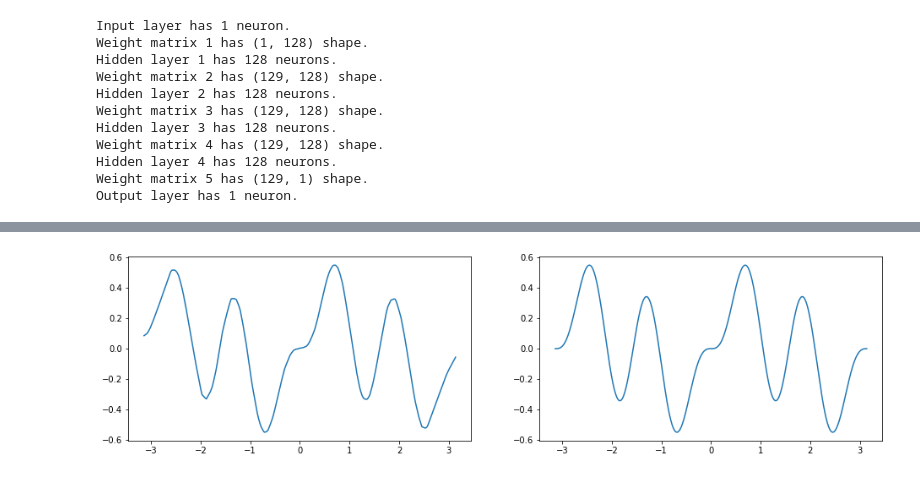
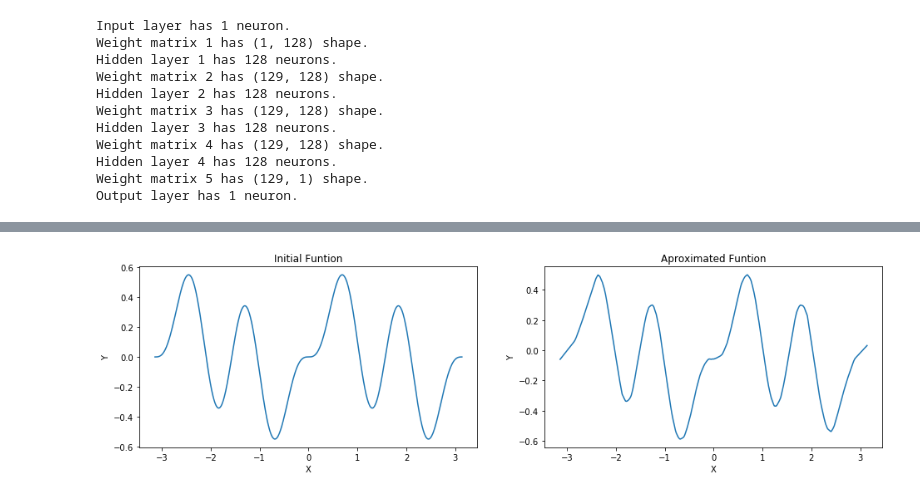
Before and after one commit to Yassine-Sebri/MiniKer, a Jupyter notebook: Demo.ipynb, the cells around one changed output, grey strips where cells are left out. Saved outputs shown, nothing was run; the diff lists cells and outputs as text; code cells hidden in the pictures.

```diff
--- a/Demo.ipynb
+++ b/Demo.ipynb
@@ -64,9 +67,15 @@ plt.ylabel('Loss');
 # %%
 plt.figure(figsize=(16,4))
 plt.subplot(1, 2, 1)
+plt.plot(X.reshape(1257), y.reshape(1257))
+plt.xlabel('X')
+plt.ylabel('Y')
+plt.title('Initial Funtion')
+plt.subplot(1, 2, 2)
 plt.plot(X.reshape(1257), NN.predict().reshape(1257))
-plt.subplot(1, 2, 2)
-plt.plot(X.reshape(1257), y.reshape(1257))
+plt.xlabel('X')
+plt.ylabel('Y')
+plt.title('Aproximated Funtion')
 plt.show()
 # %% [output]
-[figure, old version]
+[figure, new version]
```
Also changed, not shown: parts of 3 cells of this notebook, 1 other file.
